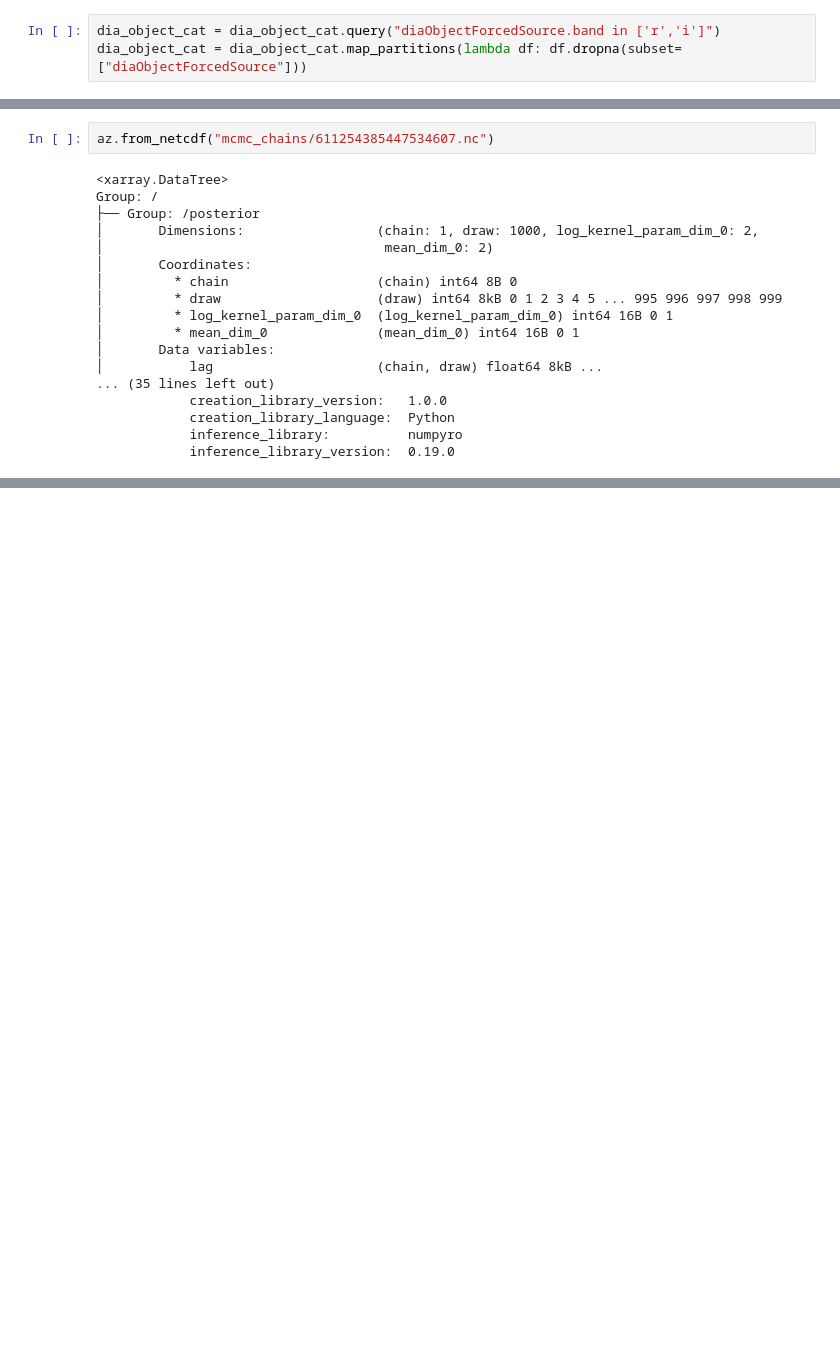
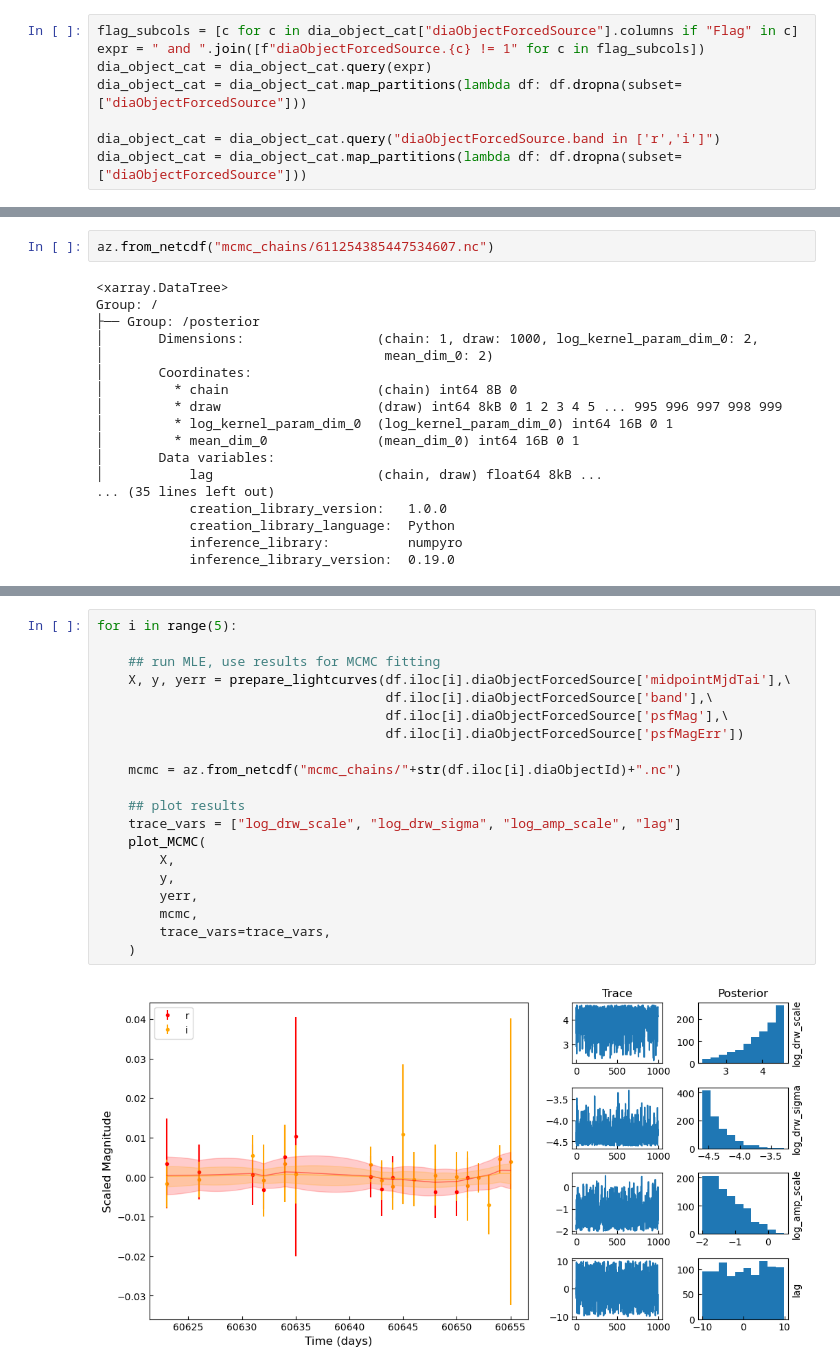
Before and after one commit to LSST-AGN-Variability/EzTaoX, a Jupyter notebook: docs/pre_executed/05_DP1_LSDB.ipynb, the cells around one changed output, grey strips where cells are left out. Drawn from its saved outputs; the diff is of its cells as text; blank space fills up the shorter version.

```diff
--- a/docs/pre_executed/05_DP1_LSDB.ipynb
+++ b/docs/pre_executed/05_DP1_LSDB.ipynb
@@ -89,3 +90,8 @@ We will select only objects that have sources for `r` and `i`:
 # %%
+flag_subcols = [c for c in dia_object_cat["diaObjectForcedSource"].columns if "Flag" in c]
+expr = " and ".join([f"diaObjectForcedSource.{c} != 1" for c in flag_subcols])
+dia_object_cat = dia_object_cat.query(expr)
+dia_object_cat = dia_object_cat.map_partitions(lambda df: df.dropna(subset=["diaObjectForcedSource"]))
+
 dia_object_cat = dia_object_cat.query("diaObjectForcedSource.band in ['r','i']")
 dia_object_cat = dia_object_cat.map_partitions(lambda df: df.dropna(subset=["diaObjectForcedSource"]))
@@ -351,0 +460,22 @@ Group: /
+# %%
+for i in range(5):
+
+    ## run MLE, use results for MCMC fitting
+    X, y, yerr = prepare_lightcurves(df.iloc[i].diaObjectForcedSource['midpointMjdTai'],\
+                                     df.iloc[i].diaObjectForcedSource['band'],\
+                                     df.iloc[i].diaObjectForcedSource['psfMag'],\
+                                     df.iloc[i].diaObjectForcedSource['psfMagErr'])
+
+    mcmc = az.from_netcdf("mcmc_chains/"+str(df.iloc[i].diaObjectId)+".nc")
+
+    ## plot results
+    trace_vars = ["log_drw_scale", "log_drw_sigma", "log_amp_scale", "lag"]
+    plot_MCMC(
+        X,
+        y,
+        yerr,
+        mcmc,
+        trace_vars=trace_vars,
+    )
+# %% [output]
+[figure, added]
```
Also changed, not shown: parts of 17 cells of this notebook.
